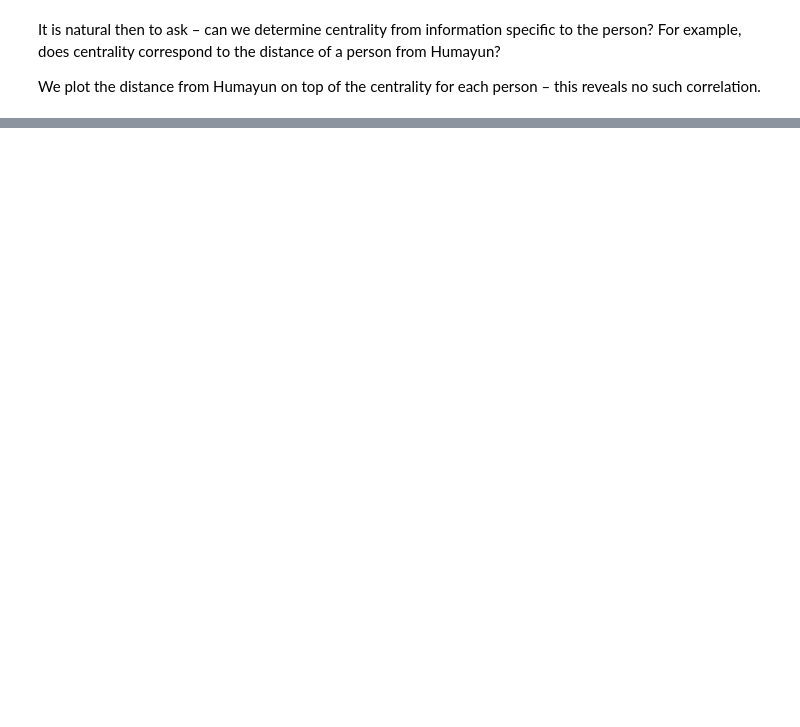
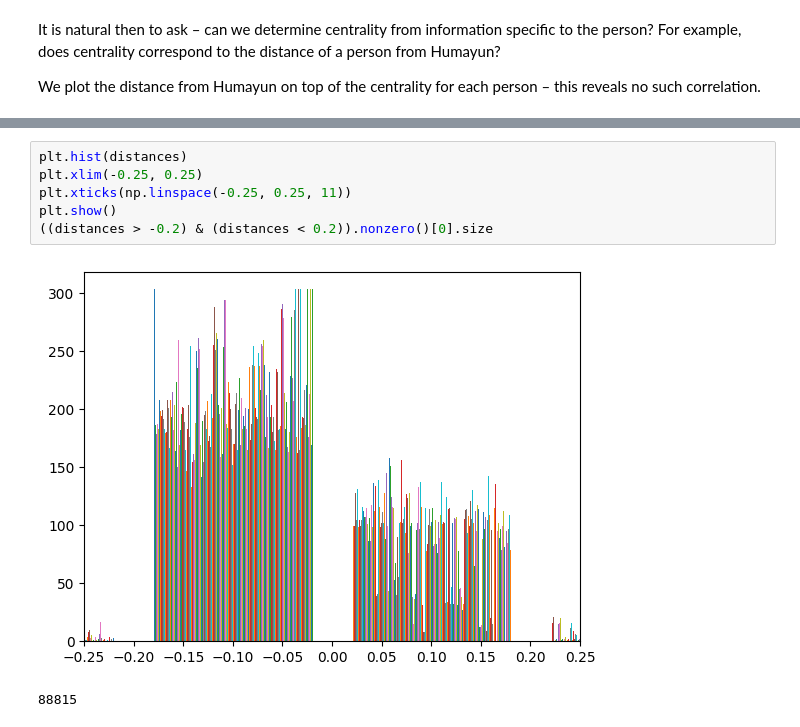
Before and after one commit to Abhinav271828/cna-mughal-history, a Jupyter notebook: cooccurrence.ipynb, the cells around one changed output, grey strips where cells are left out. Cells and saved outputs as stored; diff of their text form; blank space fills up the shorter version.

```diff
--- a/cooccurrence.ipynb
+++ b/cooccurrence.ipynb
@@ -246,0 +295,9 @@ with open('humayunnama.txt', 'r') as f:
+# %%
+plt.hist(distances)
+plt.xlim(-0.25, 0.25)
+plt.xticks(np.linspace(-0.25, 0.25, 11))
+plt.show()
+((distances > -0.2) & (distances < 0.2)).nonzero()[0].size
+# %% [output]
+[figure, added]
+88815
```
Also changed, not shown: parts of 22 cells of this notebook, 4 other files.
